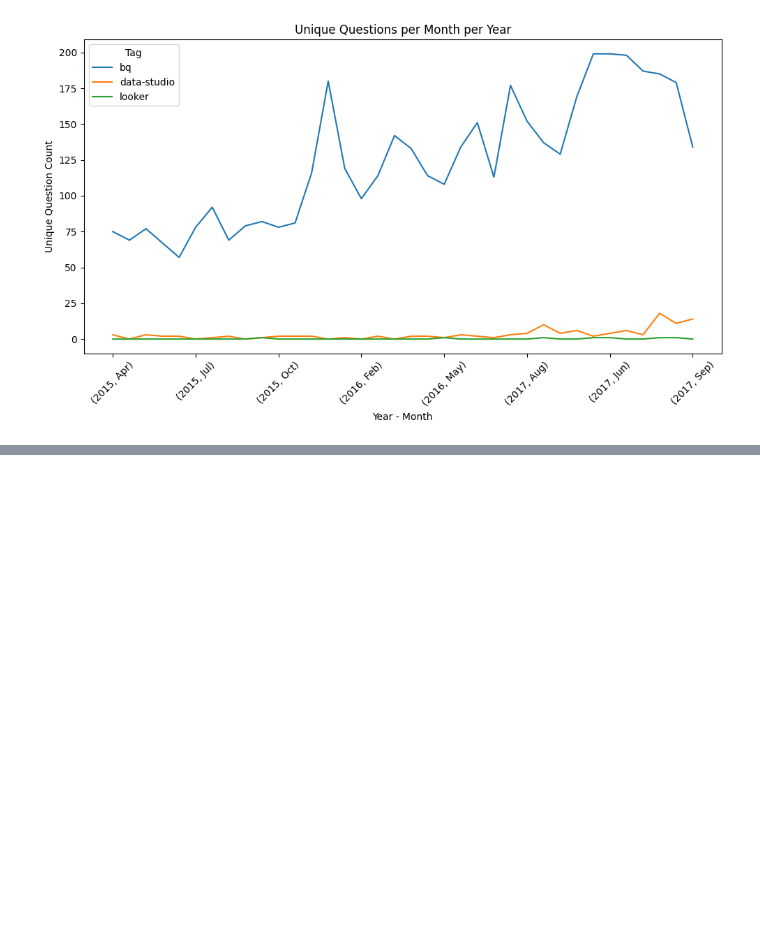
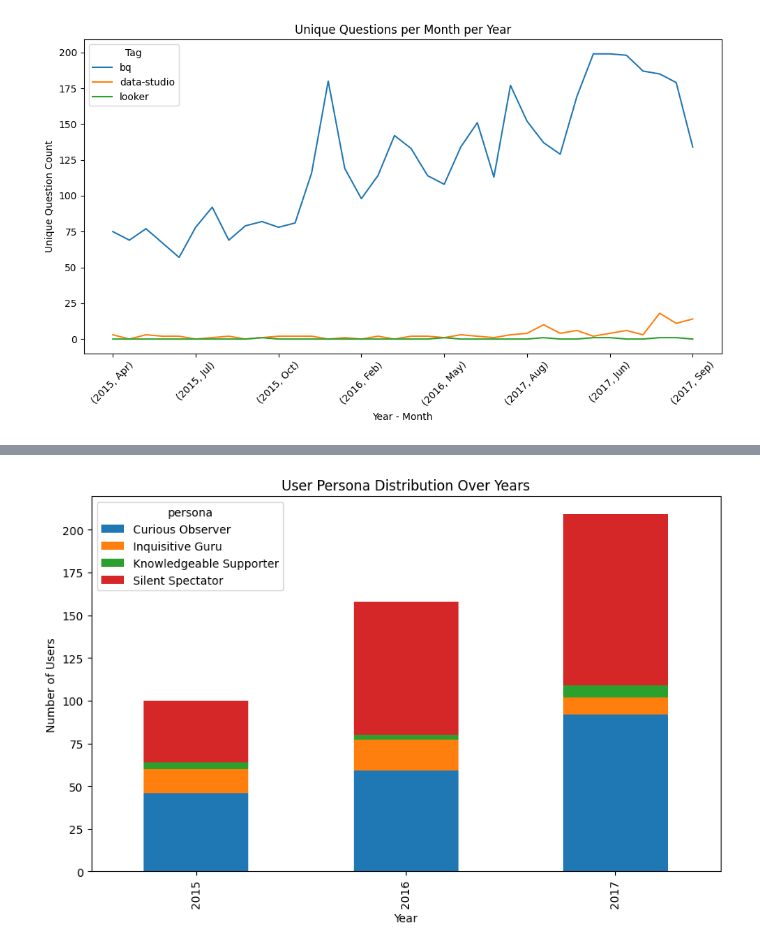
Before and after one commit to farisazizy/FinalExam-GIGIH, a Jupyter notebook: GG3DAUP0032_Python.ipynb, the cells around one changed output, grey strips where cells are left out. Saved outputs shown, nothing was run; the diff lists cells and outputs as text; code cells hidden in the pictures; blank space fills up the shorter version.

```diff
--- a/GG3DAUP0032_Python.ipynb
+++ b/GG3DAUP0032_Python.ipynb
@@ -170,0 +295,3 @@ plt.show()
+# %%
+data3 = pd.DataFrame.copy(data)
+data3.head()
@@ -170,0 +335,3 @@ plt.show()
+# %%
+user_activity = user_activity_question.merge(user_activity_answer, on=['year', 'id'])
+user_activity.head(10)
@@ -170,0 +350,8 @@ plt.show()
+# %%
+# Calculate average posts per year for questions and answers separately
+
+avg_activity_q = user_activity_question.groupby('year')['questions_created'].mean().reset_index()
+avg_activity_a = user_activity_answer.groupby('year')['answer_created'].mean().reset_index()
+
+avg_activity = avg_activity_q.merge(avg_activity_a, on='year')
+avg_activity
@@ -170,0 +363,18 @@ plt.show()
+# %%
+# Determine personas for each user based on the thresholds per year
+def determine_persona(row):
+    year_data = avg_activity[avg_activity['year'] == row['year']]
+
+    if row['questions_created'] > year_data['questions_created'].values[0] and row['answer_created'] > year_data['answer_created'].values[0]:
+        return 'Inquisitive Guru'
+
+    elif row['questions_created'] > year_data['questions_created'].values[0] and row['answer_created'] <= year_data['answer_created'].values[0]:
+        return 'Curious Observer'
+
+    elif row['questions_created'] <= year_data['questions_created'].values[0] and row['answer_created'] > year_data['answer_created'].values[0]:
+        return 'Knowledgeable Supporter'
+
+    else:
+        return 'Silent Spectator'
+
+user_activity['persona'] = user_activity.apply(determine_persona, axis=1)
@@ -170,0 +406,12 @@ plt.show()
+# %%
+# Pivot the data for creating the stacked bar chart
+pivot_data = user_activity.pivot_table(index='year', columns='persona', values='id', aggfunc='count', fill_value=0)
+
+# Create the stacked bar chart
+pivot_data.plot(kind='bar', stacked=True, figsize=(10, 6))
+plt.title('User Persona Distribution Over Years')
+plt.xlabel('Year')
+plt.ylabel('Number of Users')
+plt.show()
+# %% [output]
+[figure, added]
```
Also changed, not shown: parts of 24 cells of this notebook.
